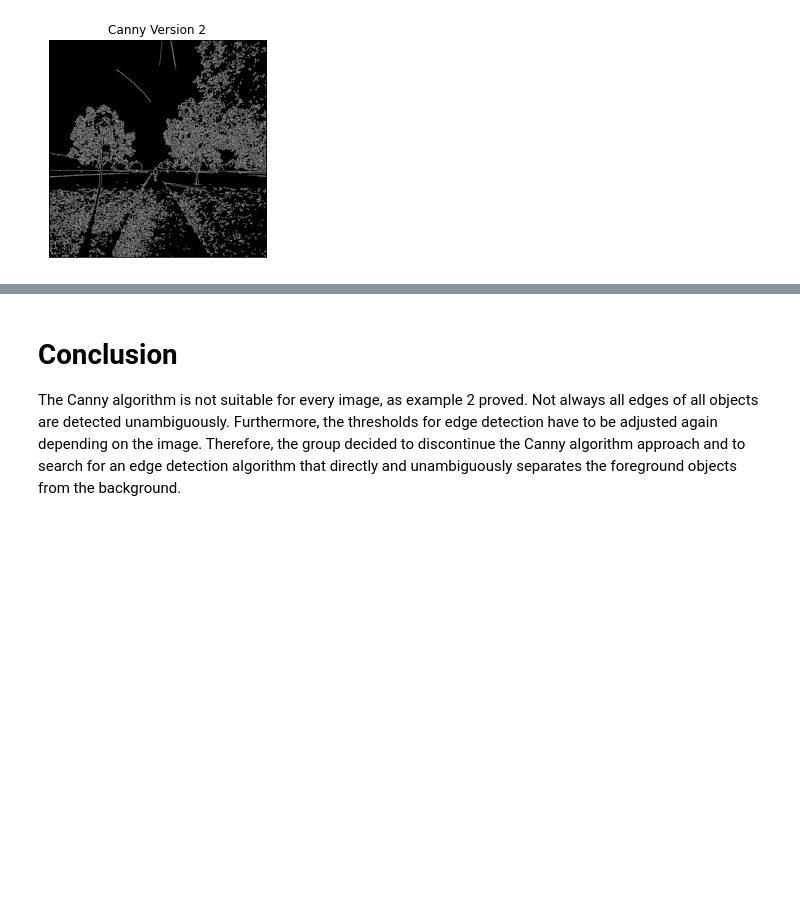
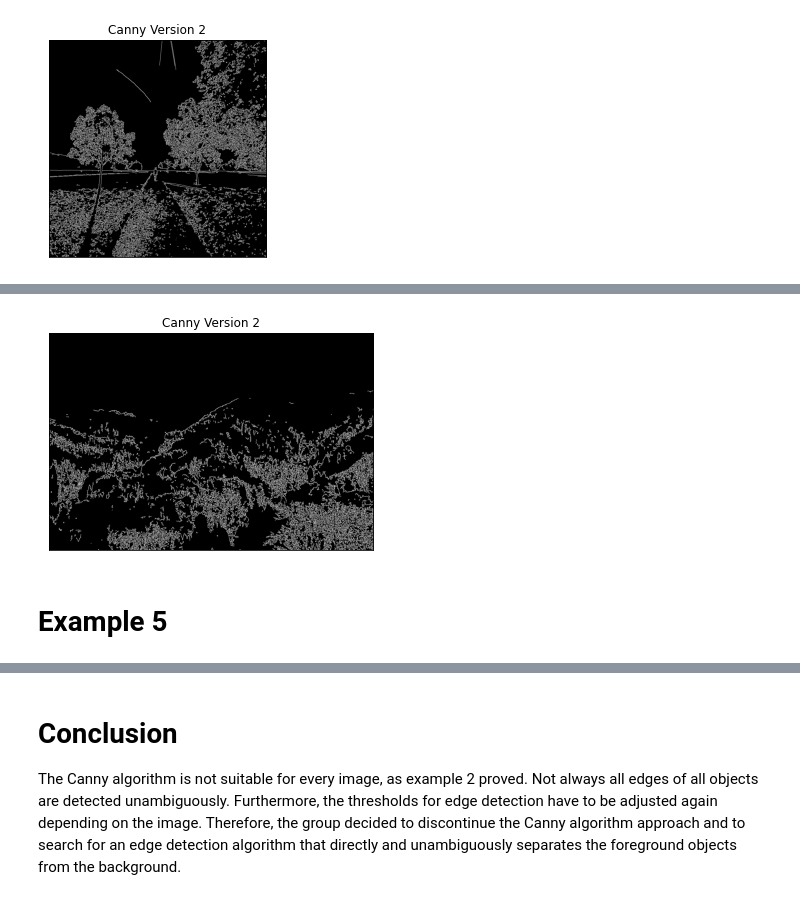
Before and after one commit to uol-mediaprocessing-202021/medienverarbeitung-b-color-and-tone-correction, a Jupyter notebook: Canny.ipynb, the cells around one changed output, grey strips where cells are left out. Cells and saved outputs as stored; diff of their text form; code cells hidden in the pictures; blank space fills up the shorter version.

```diff
--- a/Canny.ipynb
+++ b/Canny.ipynb
@@ -119,0 +142,9 @@ plt.show()
+# %%
+plt.figure()
+plt.title("Canny Version 2"), plt.xticks([]), plt.yticks([])
+plt.imshow(canny4b, 'gray')
+plt.show()
+# %% [output]
+[figure, added]
+# %% [markdown]
+# Example 5
```
Also changed, not shown: parts of 15 cells of this notebook.
